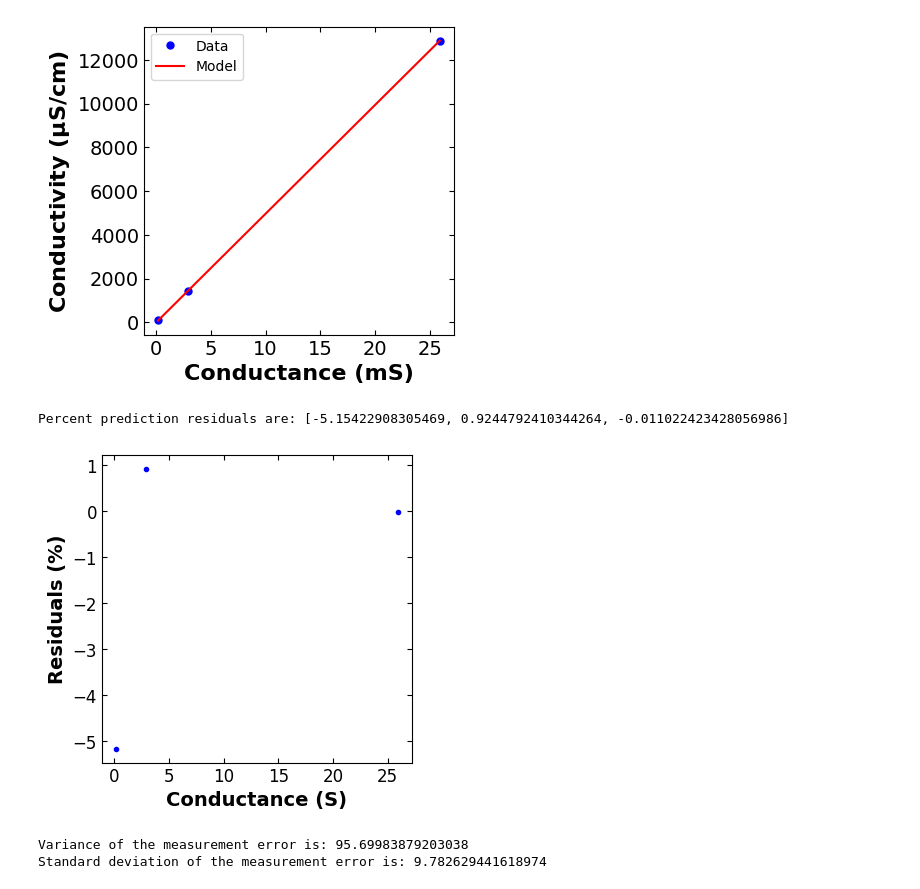
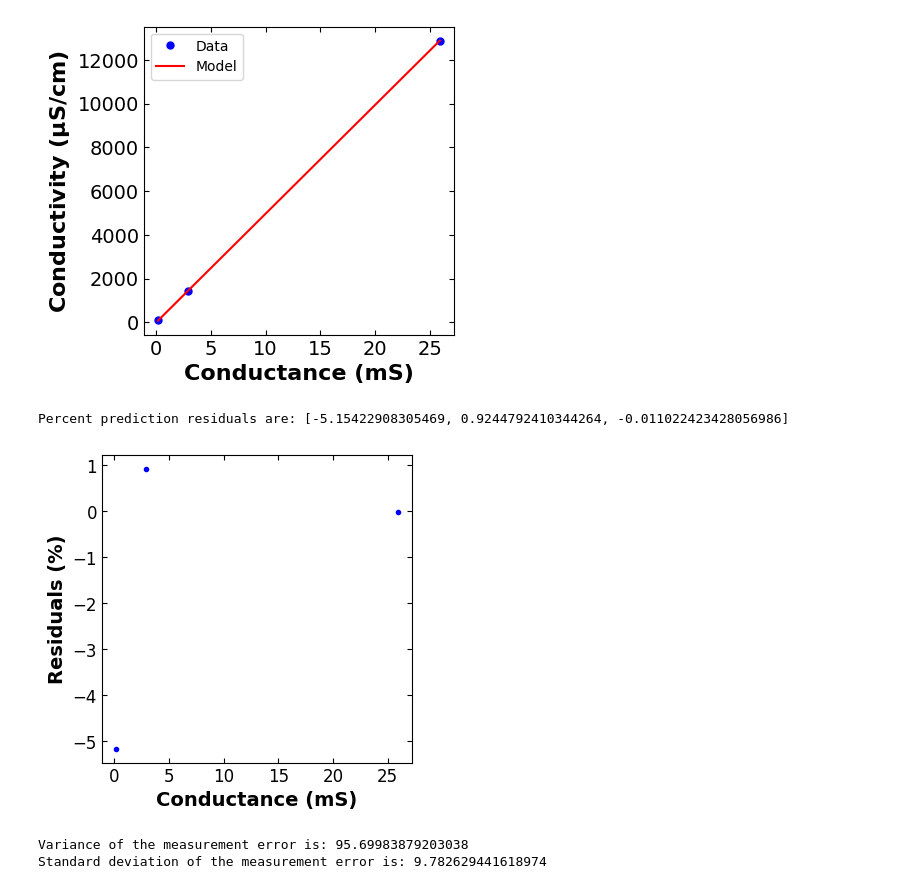
Before and after one commit to dowlinglab/salts-conductivity-modelling, a Jupyter notebook: Probe_calibration.ipynb, the cells around one changed output. Cells and saved outputs as stored; diff of their text form; code cells hidden in the pictures.

```diff
--- a/Probe_calibration.ipynb
+++ b/Probe_calibration.ipynb
@@ -70,23 +69,23 @@ plt.show()
 # %%
 # calculate the prediction residuals
 e = [cond_pred[i] - cond[i] for i in range(n_data)]
 
 # percent prediction residuals
 percent_residuals = [(e[i]/cond[i])*100 for i in range(n_data)]
 print(f"Percent prediction residuals are: {percent_residuals}")
 
 # plot the percent prediction residuals
 fig = plt.figure(figsize=(4,4))
 plt.plot(current_divide_voltage_plot, percent_residuals, "b.")
-plt.xlabel("Conductance (S)", fontsize=14,fontweight='bold')
+plt.xlabel("Conductance (mS)", fontsize=14,fontweight='bold')
 plt.ylabel("Residuals (%)", fontsize=14,fontweight='bold')
 plt.xticks(fontsize=12)
 plt.yticks(fontsize=12)
 plt.tick_params(direction="in",top=True, right=True)
 plt.show()
 # %% [output]
 Percent prediction residuals are: [-5.15422908305469, 0.9244792410344264, -0.011022423428056986]
-[figure, old version]
+[figure, new version]
 # %%
 # sum of squared errors
 sse = sum(e[i]**2 for i in range(n_data))
```
Also changed, not shown: parts of 2 cells of this notebook, 1 other file.
